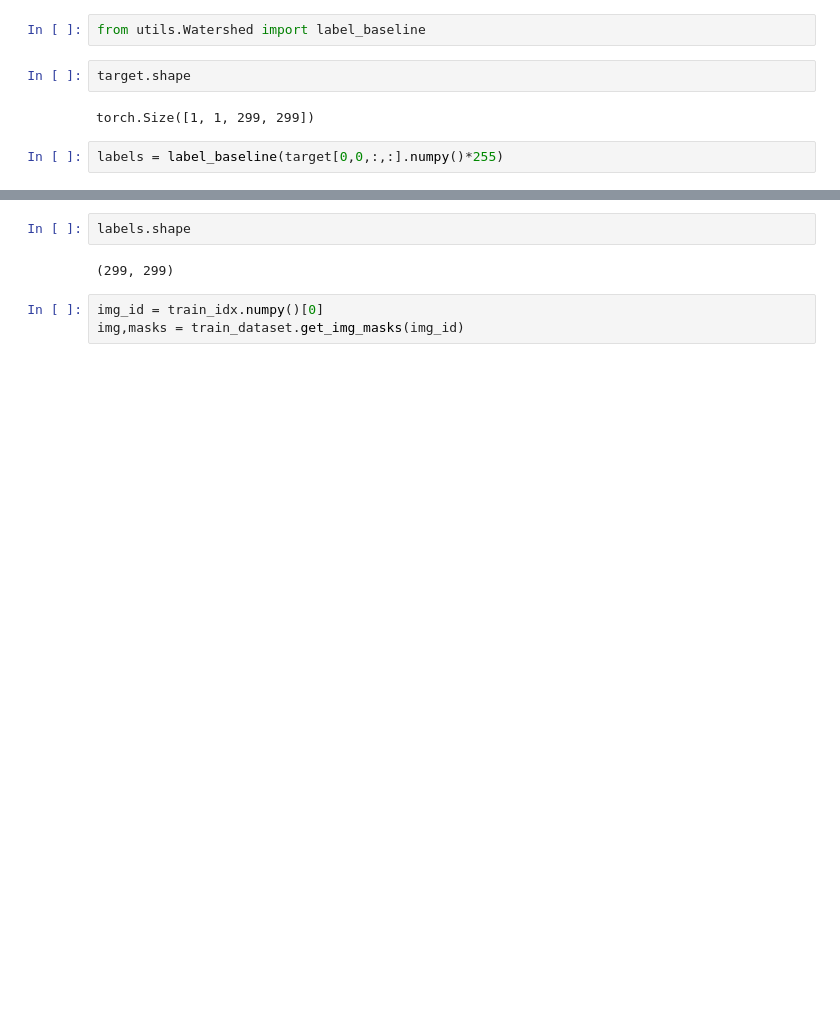
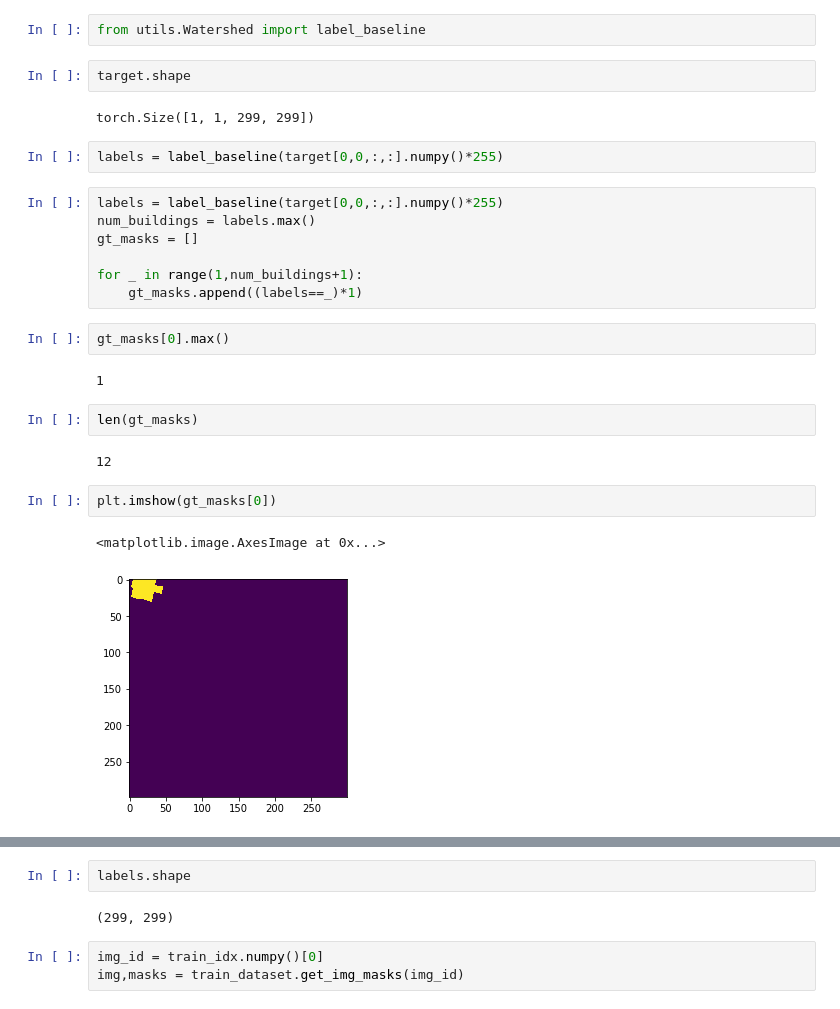
Before and after one commit to reynierhdez/crowdai-maps-2018, a Jupyter notebook: src/main.ipynb, the cells around one changed output, grey strips where cells are left out. Cells and saved outputs as stored; diff of their text form; blank space fills up the shorter version.

```diff
--- a/src/main.ipynb
+++ b/src/main.ipynb
@@ -1002,3 +1017,23 @@ target.shape
 torch.Size([1, 1, 299, 299])
 # %%
 labels = label_baseline(target[0,0,:,:].numpy()*255)
+# %%
+labels = label_baseline(target[0,0,:,:].numpy()*255)
+num_buildings = labels.max()
+gt_masks = []
+
+for _ in range(1,num_buildings+1):
+    gt_masks.append((labels==_)*1)
+# %%
+gt_masks[0].max()
+# %% [output]
+1
+# %%
+len(gt_masks)
+# %% [output]
+12
+# %%
+plt.imshow(gt_masks[0])
+# %% [output]
+<matplotlib.image.AxesImage at 0x...>
+[figure, added]
```
Also changed, not shown: parts of 11 cells of this notebook, 2 other files.
